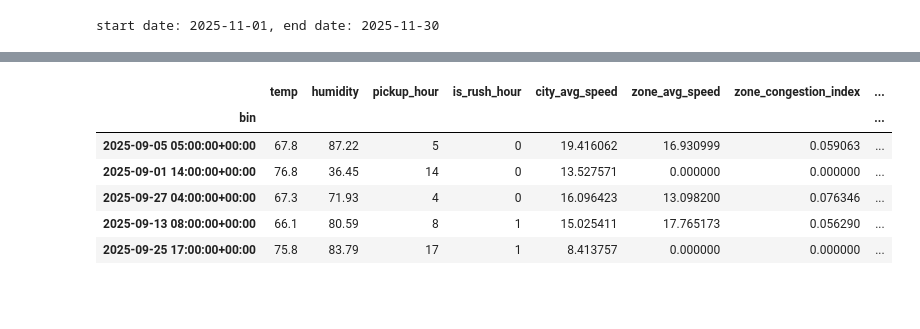
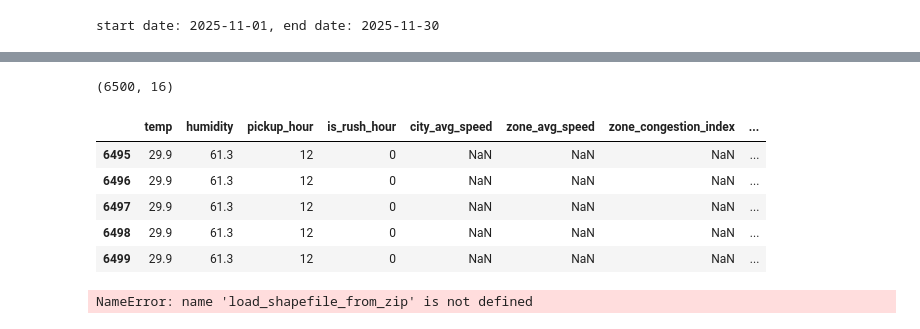
Before and after one commit to manofvalour/Ride_Demand_Prediction, a Jupyter notebook: notebook/research.ipynb, the cells around one changed output, grey strips where cells are left out. Cells and saved outputs as stored; diff of their text form; code cells hidden in the pictures; blank space fills up the shorter version.

```diff
--- a/notebook/research.ipynb
+++ b/notebook/research.ipynb
@@ -1618,0 +1930,18 @@ array([False, False, False, ..., False, False, False])
+# %%
+def engineer_temporal_prediction_features(weather_df: pd.DataFrame)-> pd.DataFrame:
+    try:
+        #pulocationid = self.pulocationid
+        # Extract temporal features
+        weather_df['pickup_hour'] = weather_df['datetime'].dt.hour
+        #weather_df['day_of_week'] = weather_df['datetime'].dt.dayofweek
+        weather_df['is_rush_hour'] = weather_df['pickup_hour'].apply(lambda x: 1 if 7 <= x <= 9 or 16 <= x <= 19 else 0)
+      #  weather_df['pulocationid'] = pulocationid
+        weather_df.rename(columns={'datetime':'bin'}, inplace=True)
+
+
+        logger.info("Temporal Feature for prediction generated successfully.")
+        return weather_df
+
+    except Exception as e:
+        logger.error(f"failed to engineer temporal features for prediction data {e}")
+        raise RideDemandException(e,sys)
@@ -1618,0 +2092,8 @@ array([False, False, False, ..., False, False, False])
+# %%
+data = extract_historical_pickup_data(start_date, end_date)
+df = get_nyc_prediction_weather_data()
+complete = engineer_temporal_prediction_features(df)
+print(df.shape, data.shape)
+complete.head()
+
+df.head()
@@ -1618,0 +2116,4 @@ array([False, False, False, ..., False, False, False])
+# %%
+unique_pulocationids = pd.DataFrame({'pulocationid': data.pulocationid.unique()})
+complete = pd.merge(unique_pulocationids, complete, how='cross')
+complete.head()
@@ -1619,10 +2127,14 @@ array([False, False, False, ..., False, False, False])
+# %%
+new_df = pd.concat([data, complete], axis=0, ignore_index=True)
+new_df.shape
+# %% [output]
+(6500, 16)
 # %%
-df.tail()
+new_df.tail()
 # %% [output]
 |  | temp | humidity | pickup_hour | is_rush_hour | city_avg_speed | zone_avg_speed | zone_congestion_index | ... |
-| bin |  |  |  |  |  |  |  | ... |
-| 2025-09-05 05:00:00+00:00 | 67.8 | 87.22 | 5 | 0 | 19.416062 | 16.930999 | 0.059063 | ... |
-| 2025-09-01 14:00:00+00:00 | 76.8 | 36.45 | 14 | 0 | 13.527571 | 0.000000 | 0.000000 | ... |
-| 2025-09-27 04:00:00+00:00 | 67.3 | 71.93 | 4 | 0 | 16.096423 | 13.098200 | 0.076346 | ... |
-| 2025-09-13 08:00:00+00:00 | 66.1 | 80.59 | 8 | 1 | 15.025411 | 17.765173 | 0.056290 | ... |
-| 2025-09-25 17:00:00+00:00 | 75.8 | 83.79 | 17 | 1 | 8.413757 | 0.000000 | 0.000000 | ... |
+| 6495 | 29.9 | 61.3 | 12 | 0 | NaN | NaN | NaN | ... |
+| 6496 | 29.9 | 61.3 | 12 | 0 | NaN | NaN | NaN | ... |
+| 6497 | 29.9 | 61.3 | 12 | 0 | NaN | NaN | NaN | ... |
+| 6498 | 29.9 | 61.3 | 12 | 0 | NaN | NaN | NaN | ... |
+| 6499 | 29.9 | 61.3 | 12 | 0 | NaN | NaN | NaN | ... |
@@ -1628,0 +2185,4 @@ df.tail()
+# %%
+_get_neighbor_dict()
+# %% [output]
+NameError: name 'load_shapefile_from_zip' is not defined
```
Also changed, not shown: parts of 35 cells of this notebook, 10 other files.
